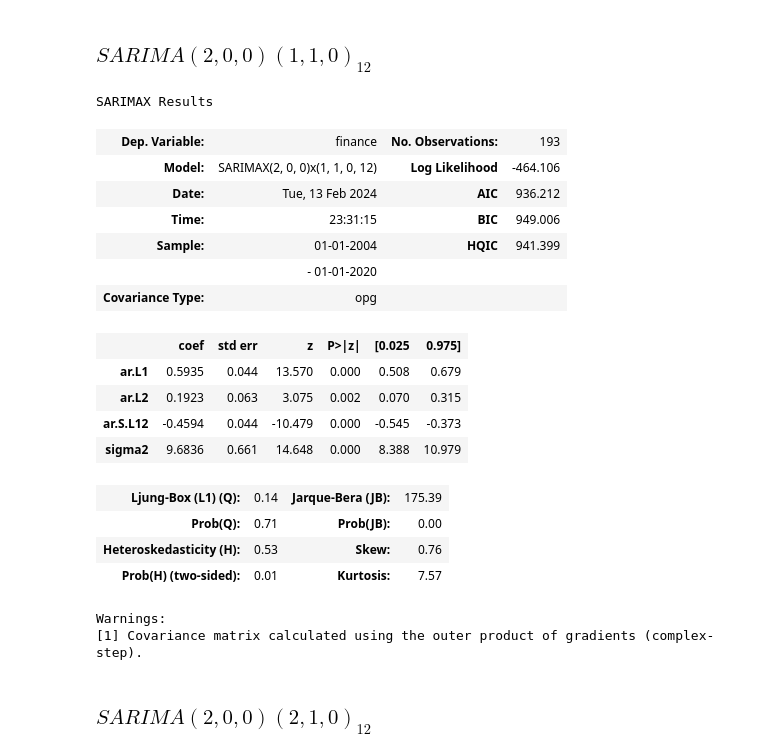
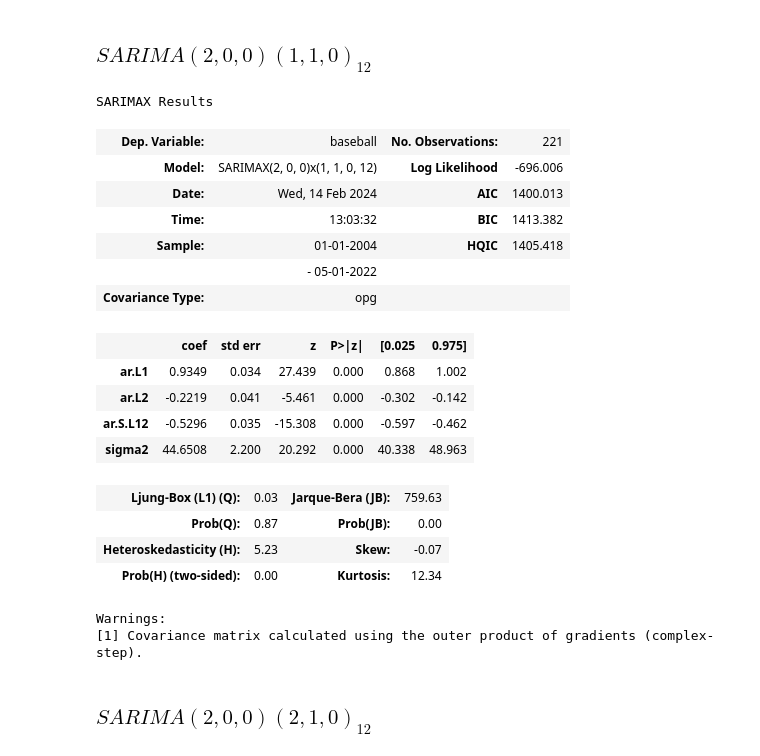
Before and after one commit to roihezkiyahu/Time-Series-Course, a Jupyter notebook: HW5/HW5.ipynb, the cells around one changed output. Cells and saved outputs as stored; diff of their text form; code cells hidden in the pictures.

```diff
--- a/HW5/HW5.ipynb
+++ b/HW5/HW5.ipynb
@@ -59,7 +68,3 @@ the pacf is around zero at 3 or more lags, thus we can assume that a good model
 ## D
 # %% [markdown]
 ### $SARIMA(2,0,0)(1,1,0)_{12}$
-# %%
-sarima_model = SARIMAX(finance, order=(2, 0, 0),seasonal_order=(1, 1, 0,12))
-sarima_model_fit = sarima_model.fit(disp=False)
-sarima_model_fit.summary()
@@ -85,0 +71,6 @@ Warnings:
+# %%
+def fit_summarize_sarima(data ,order, seasonal_order = (0,0,0,0)):
+    sarima_model = SARIMAX(data, order=order,seasonal_order=seasonal_order, freq="MS")
+    sarima_model_fit = sarima_model.fit(disp=False)
+    display(sarima_model_fit.summary())
+fit_summarize_sarima(finance, (2, 0, 0), (1,1,0,12))
@@ -184,10 +187,3 @@ the model seem to work quite well, i tried some different models but did not get
 ## A
 # %%
 baseball = pd.read_csv("baseball_popularity.csv")
-# %%
-baseball["month"] = pd.date_range(start = '2004-01-01', end = '2022-05-01', freq='MS')
-baseball.set_index("month", inplace = True)
-baseball.plot(figsize = (10,6))
-plt.title("Baseball Search Trends",fontsize=30)
-plt.xlabel('Year', fontsize=20)
-plt.ylabel('Relative Search Interest', fontsize=20)
@@ -196,0 +190,2 @@ Text(0, 0.5, 'Relative Search Interest')
+# %%
+baseball = preprocess_and_plot(baseball)
@@ -244,25 +230,25 @@ def fit_plot_sarima(order, seasonal_order = (0,0,0,0)):
 # %% [markdown]
 ### $SARIMA(2,0,0)(1,1,0)_{12}$
 # %%
-fit_plot_sarima((2,0,0), (1,1,0,12))
+fit_summarize_sarima(baseball, (2,0,0), (1,1,0,12))
 # %% [output]
 SARIMAX Results
-| Dep. Variable: | finance | No. Observations: | 193 |
-| Model: | SARIMAX(2, 0, 0)x(1, 1, 0, 12) | Log Likelihood | -464.106 |
-| Date: | Tue, 13 Feb 2024 | AIC | 936.212 |
-| Time: | 23:31:15 | BIC | 949.006 |
-| Sample: | 01-01-2004 | HQIC | 941.399 |
-|  | - 01-01-2020 |  |  |
+| Dep. Variable: | baseball | No. Observations: | 221 |
+| Model: | SARIMAX(2, 0, 0)x(1, 1, 0, 12) | Log Likelihood | -696.006 |
+| Date: | Wed, 14 Feb 2024 | AIC | 1400.013 |
+| Time: | 13:03:32 | BIC | 1413.382 |
+| Sample: | 01-01-2004 | HQIC | 1405.418 |
+|  | - 05-01-2022 |  |  |
 | Covariance Type: | opg |  |  |
 |  | coef | std err | z | P>|z| | [0.025 | 0.975] |
-| ar.L1 | 0.5935 | 0.044 | 13.570 | 0.000 | 0.508 | 0.679 |
-| ar.L2 | 0.1923 | 0.063 | 3.075 | 0.002 | 0.070 | 0.315 |
-| ar.S.L12 | -0.4594 | 0.044 | -10.479 | 0.000 | -0.545 | -0.373 |
-| sigma2 | 9.6836 | 0.661 | 14.648 | 0.000 | 8.388 | 10.979 |
+| ar.L1 | 0.9349 | 0.034 | 27.439 | 0.000 | 0.868 | 1.002 |
+| ar.L2 | -0.2219 | 0.041 | -5.461 | 0.000 | -0.302 | -0.142 |
+| ar.S.L12 | -0.5296 | 0.035 | -15.308 | 0.000 | -0.597 | -0.462 |
+| sigma2 | 44.6508 | 2.200 | 20.292 | 0.000 | 40.338 | 48.963 |
-| Ljung-Box (L1) (Q): | 0.14 | Jarque-Bera (JB): | 175.39 |
-| Prob(Q): | 0.71 | Prob(JB): | 0.00 |
-| Heteroskedasticity (H): | 0.53 | Skew: | 0.76 |
-| Prob(H) (two-sided): | 0.01 | Kurtosis: | 7.57 |
+| Ljung-Box (L1) (Q): | 0.03 | Jarque-Bera (JB): | 759.63 |
+| Prob(Q): | 0.87 | Prob(JB): | 0.00 |
+| Heteroskedasticity (H): | 5.23 | Skew: | -0.07 |
+| Prob(H) (two-sided): | 0.00 | Kurtosis: | 12.34 |
 Warnings:
 [1] Covariance matrix calculated using the outer product of gradients (complex-step).
 # %% [markdown]
```
Also changed, not shown: parts of 51 cells of this notebook.
